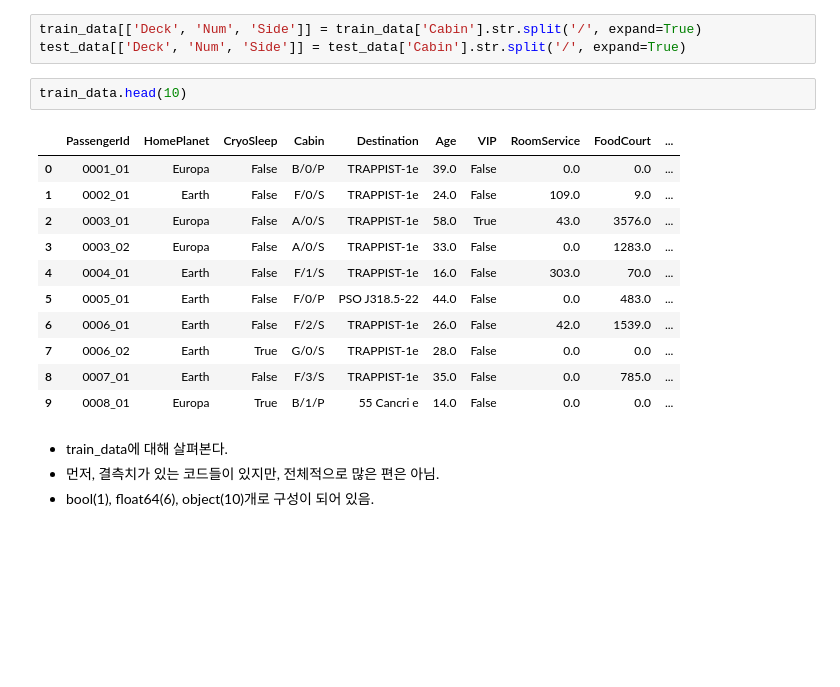
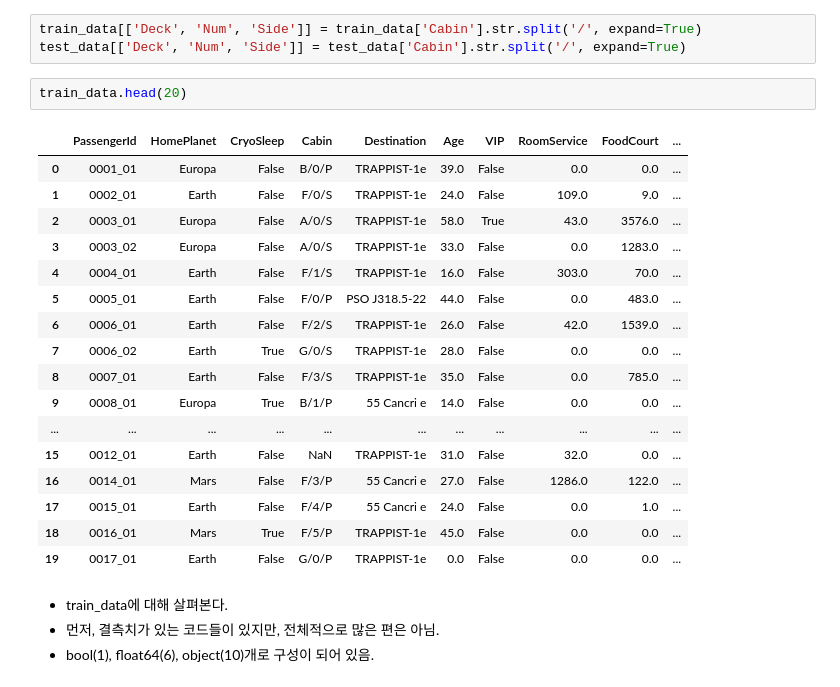
Before and after one commit to SiriN1234/kaggle_projcect, a Jupyter notebook: temporary-title.ipynb, the cells around one changed output. Cells and saved outputs as stored; diff of their text form; blank space fills up the shorter version.

```diff
--- a/temporary-title.ipynb
+++ b/temporary-title.ipynb
@@ -108,19 +117,25 @@ train_data.head(10)
 train_data[['Deck', 'Num', 'Side']] = train_data['Cabin'].str.split('/', expand=True)
 test_data[['Deck', 'Num', 'Side']] = test_data['Cabin'].str.split('/', expand=True)
 # %%
-train_data.head(10)
+train_data.head(20)
 # %% [output]
 |  | PassengerId | HomePlanet | CryoSleep | Cabin | Destination | Age | VIP | RoomService | FoodCourt | ... |
 | 0 | 0001_01 | Europa | False | B/0/P | TRAPPIST-1e | 39.0 | False | 0.0 | 0.0 | ... |
 | 1 | 0002_01 | Earth | False | F/0/S | TRAPPIST-1e | 24.0 | False | 109.0 | 9.0 | ... |
 | 2 | 0003_01 | Europa | False | A/0/S | TRAPPIST-1e | 58.0 | True | 43.0 | 3576.0 | ... |
 | 3 | 0003_02 | Europa | False | A/0/S | TRAPPIST-1e | 33.0 | False | 0.0 | 1283.0 | ... |
 | 4 | 0004_01 | Earth | False | F/1/S | TRAPPIST-1e | 16.0 | False | 303.0 | 70.0 | ... |
 | 5 | 0005_01 | Earth | False | F/0/P | PSO J318.5-22 | 44.0 | False | 0.0 | 483.0 | ... |
 | 6 | 0006_01 | Earth | False | F/2/S | TRAPPIST-1e | 26.0 | False | 42.0 | 1539.0 | ... |
 | 7 | 0006_02 | Earth | True | G/0/S | TRAPPIST-1e | 28.0 | False | 0.0 | 0.0 | ... |
 | 8 | 0007_01 | Earth | False | F/3/S | TRAPPIST-1e | 35.0 | False | 0.0 | 785.0 | ... |
 | 9 | 0008_01 | Europa | True | B/1/P | 55 Cancri e | 14.0 | False | 0.0 | 0.0 | ... |
+| ... | ... | ... | ... | ... | ... | ... | ... | ... | ... | ... |
+| 15 | 0012_01 | Earth | False | NaN | TRAPPIST-1e | 31.0 | False | 32.0 | 0.0 | ... |
+| 16 | 0014_01 | Mars | False | F/3/P | 55 Cancri e | 27.0 | False | 1286.0 | 122.0 | ... |
+| 17 | 0015_01 | Earth | False | F/4/P | 55 Cancri e | 24.0 | False | 0.0 | 1.0 | ... |
+| 18 | 0016_01 | Mars | True | F/5/P | TRAPPIST-1e | 45.0 | False | 0.0 | 0.0 | ... |
+| 19 | 0017_01 | Earth | False | G/0/P | TRAPPIST-1e | 0.0 | False | 0.0 | 0.0 | ... |
 # %% [markdown]
 - train_data에 대해 살펴본다.
 - 먼저, 결측치가 있는 코드들이 있지만, 전체적으로 많은 편은 아님.
```
Also changed, not shown: parts of 13 cells of this notebook.
